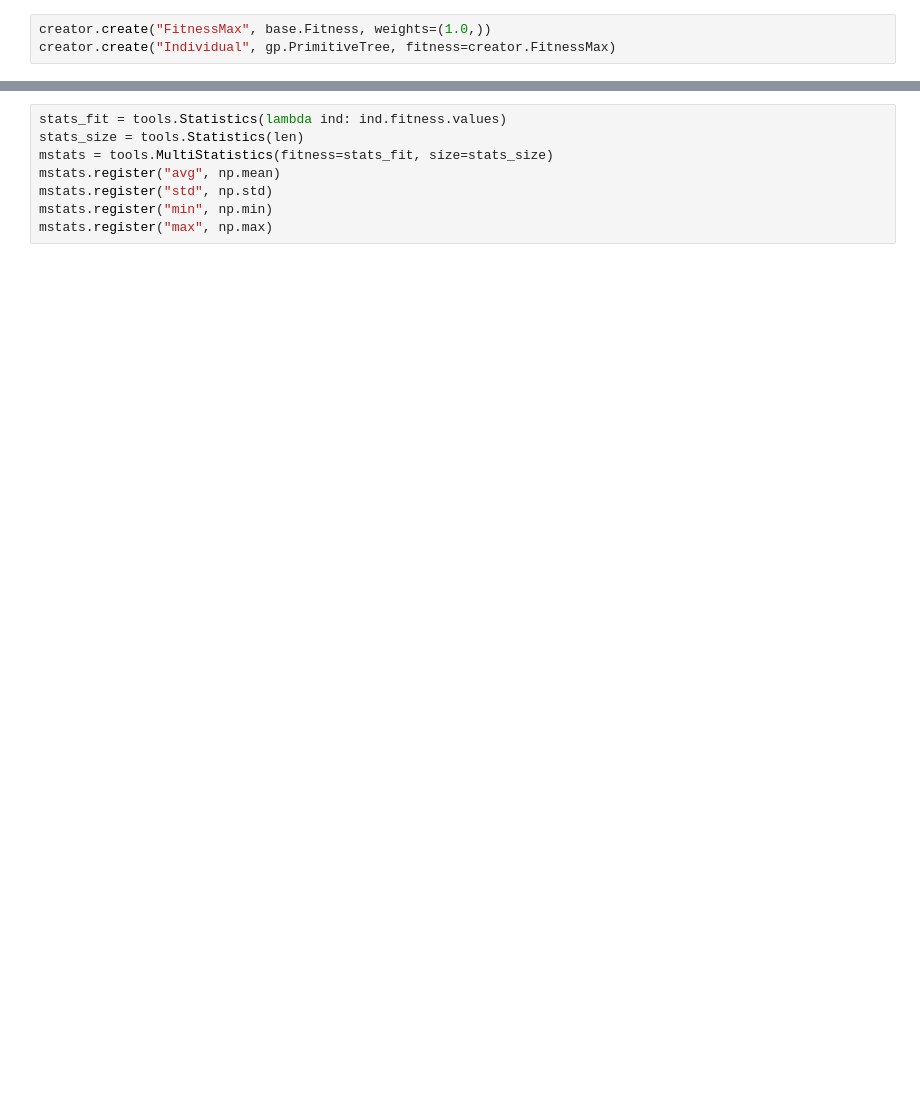
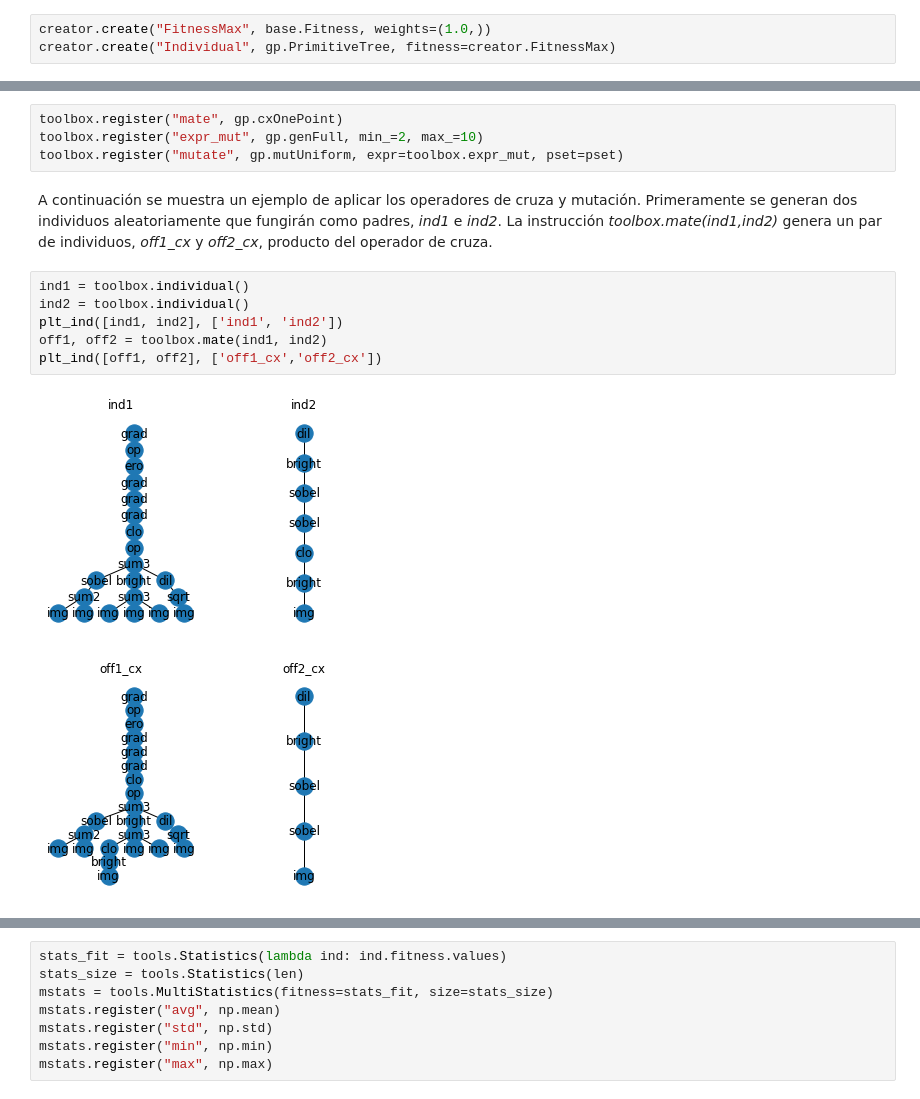
Before and after one commit to hersan19/ENC2022-PI-PG, a Jupyter notebook: tutorial_ENC_PG.ipynb, the cells around one changed output, grey strips where cells are left out. Saved outputs shown, nothing was run; the diff lists cells and outputs as text; blank space fills up the shorter version.

```diff
--- a/tutorial_ENC_PG.ipynb
+++ b/tutorial_ENC_PG.ipynb
@@ -531,0 +592,15 @@ Consiste en evaluar un individuo que permite extraer las características de for
+# %%
+toolbox.register("mate", gp.cxOnePoint)
+toolbox.register("expr_mut", gp.genFull, min_=2, max_=10)
+toolbox.register("mutate", gp.mutUniform, expr=toolbox.expr_mut, pset=pset)
+# %% [markdown]
+A continuación se muestra un ejemplo de aplicar los operadores de cruza y mutación. Primeramente se generan dos individuos aleatoriamente que fungirán como padres, *ind1* e *ind2*. La instrucción *toolbox.mate(ind1,ind2)* genera un par de individuos, *off1_cx* y *off2_cx*, producto del operador de cruza.
+# %%
+ind1 = toolbox.individual()
+ind2 = toolbox.individual()
+plt_ind([ind1, ind2], ['ind1', 'ind2'])
+off1, off2 = toolbox.mate(ind1, ind2)
+plt_ind([off1, off2], ['off1_cx','off2_cx'])
+# %% [output]
+[figure, added]
+[figure, added]
```
Also changed, not shown: parts of 78 cells of this notebook.
